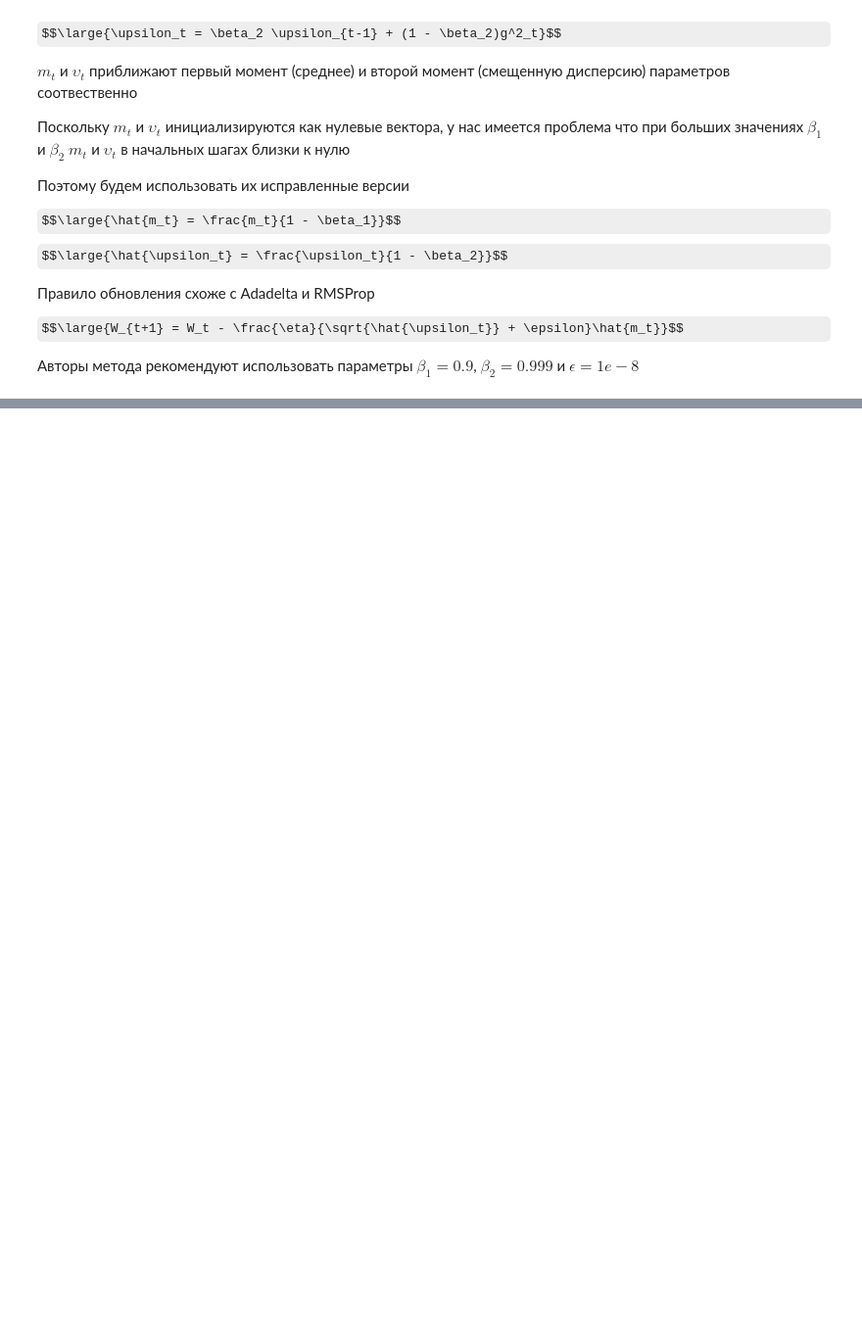
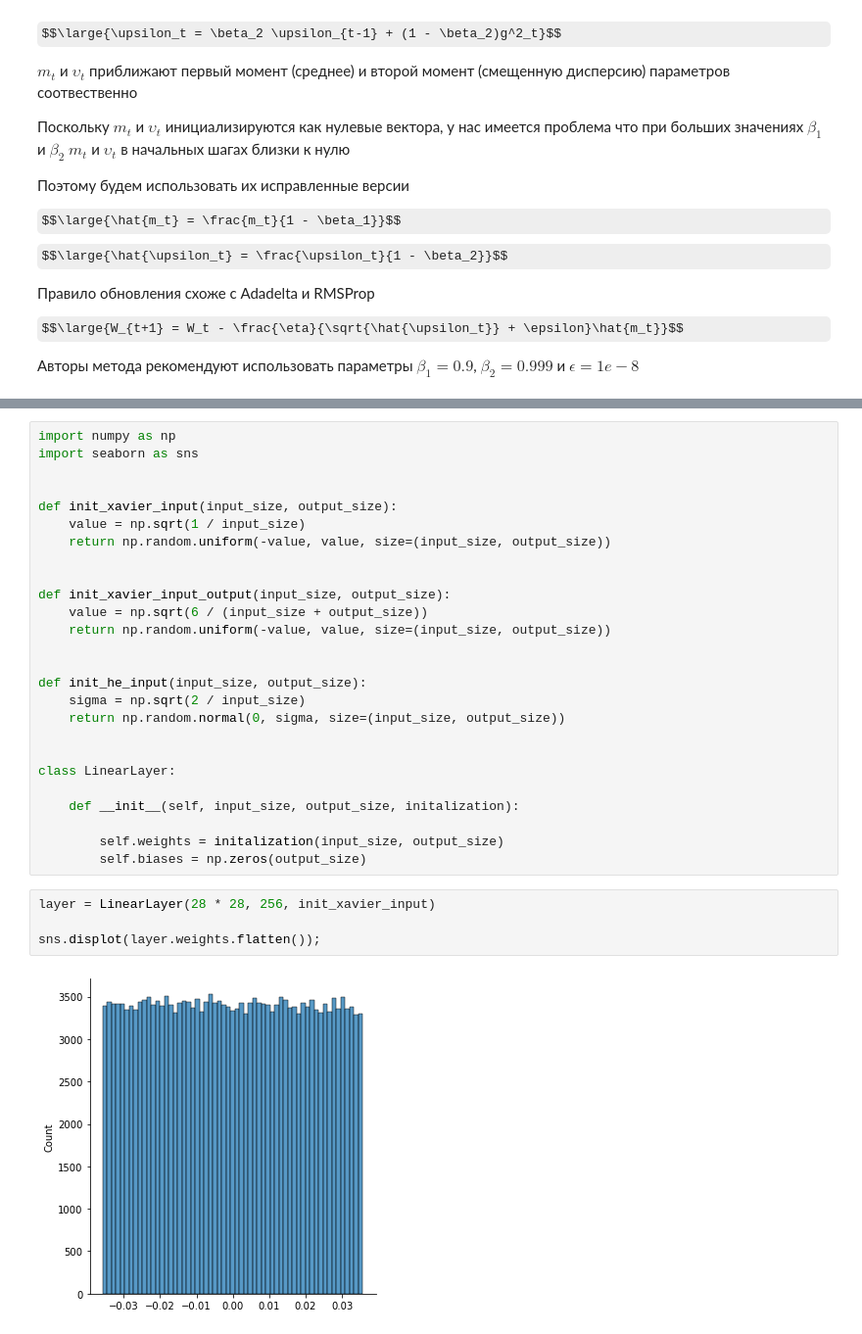
Before and after one commit to IMDxD/MLIsuct, a Jupyter notebook: spring2022/lecture3/network_training.ipynb, the cells around one changed output, grey strips where cells are left out. Shown at 98% size. Saved outputs shown, nothing was run; the diff lists cells and outputs as text; some formulas as TeX source; blank space fills up the shorter version.

Commit message:
update weights initialization

```diff
--- a/spring2022/lecture3/network_training.ipynb
+++ b/spring2022/lecture3/network_training.ipynb
@@ -232,0 +261,32 @@ $$\large{W_{t+1} = W_t - \frac{\eta}{\sqrt{\hat{\upsilon_t}} + \epsilon}\hat{m_t
+# %%
+import numpy as np
+import seaborn as sns
+
+
+def init_xavier_input(input_size, output_size):
+    value = np.sqrt(1 / input_size)
+    return np.random.uniform(-value, value, size=(input_size, output_size))
+
+
+def init_xavier_input_output(input_size, output_size):
+    value = np.sqrt(6 / (input_size + output_size))
+    return np.random.uniform(-value, value, size=(input_size, output_size))
+
+
+def init_he_input(input_size, output_size):
+    sigma = np.sqrt(2 / input_size)
+    return np.random.normal(0, sigma, size=(input_size, output_size))
+
+
+class LinearLayer:
+
+    def __init__(self, input_size, output_size, initalization):
+
+        self.weights = initalization(input_size, output_size)
+        self.biases = np.zeros(output_size)
+# %%
+layer = LinearLayer(28 * 28, 256, init_xavier_input)
+
+sns.displot(layer.weights.flatten());
+# %% [output]
+[figure, added]
```
Also changed, not shown: parts of 5 cells of this notebook.
